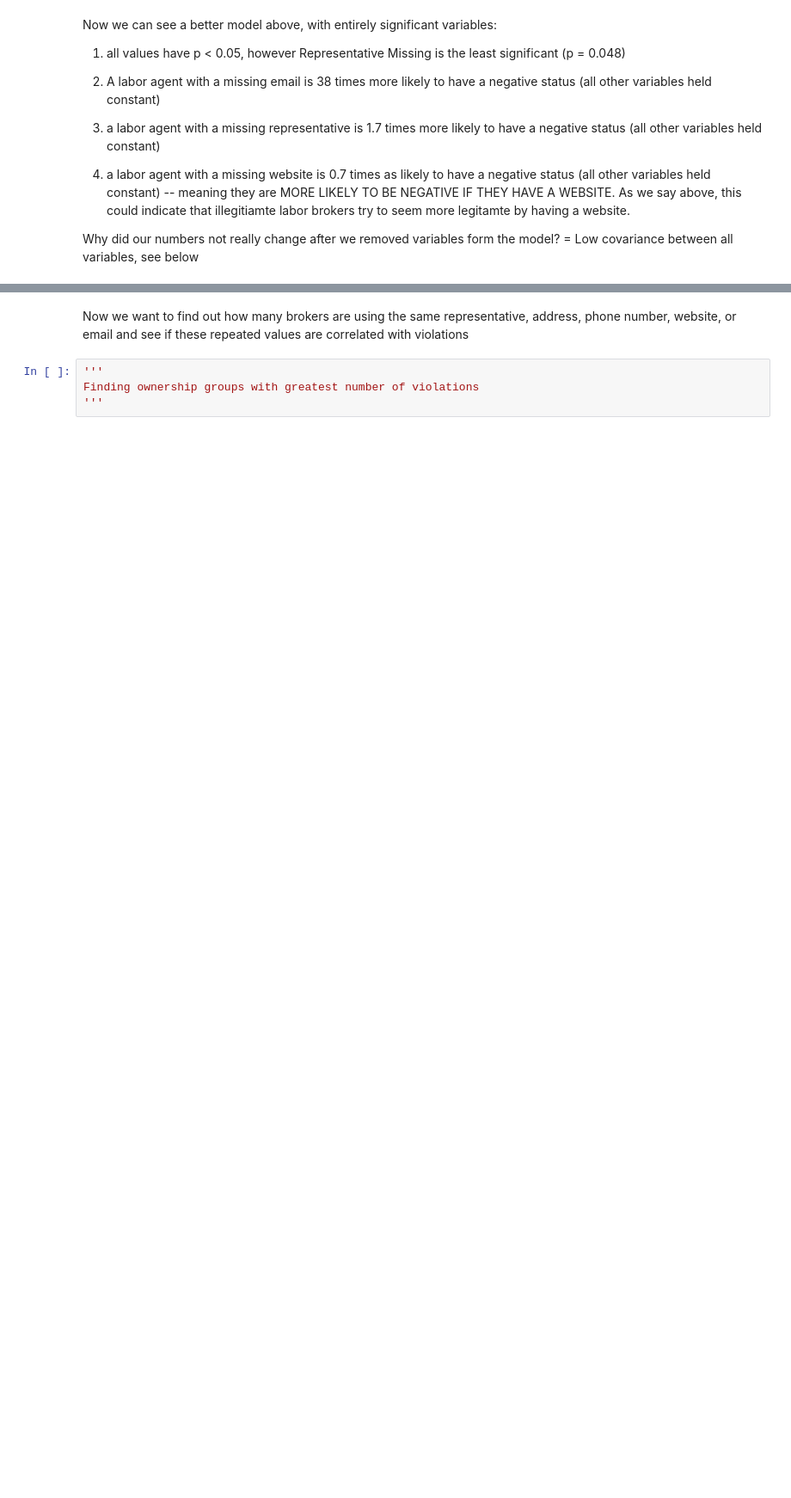
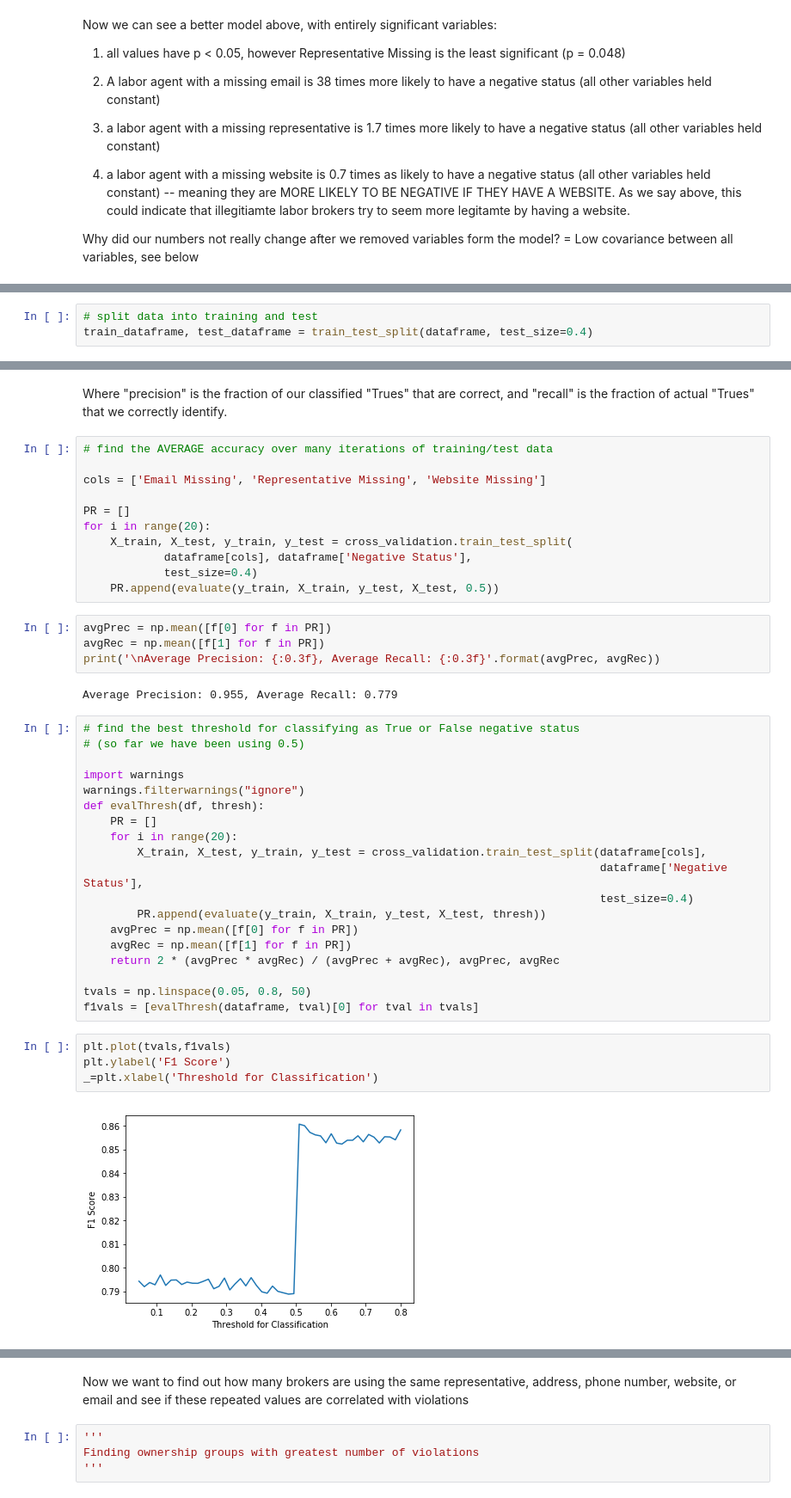
Before and after one commit to shahrezjan/CS506-Data-Mongers, a Jupyter notebook: Data_Exploration.ipynb, the cells around one changed output, grey strips where cells are left out. Shown: that part at 86% size. Cells and saved outputs as stored; diff of their text form; blank space fills up the shorter version.

```diff
--- a/Data_Exploration.ipynb
+++ b/Data_Exploration.ipynb
@@ -420,0 +466,3 @@ dataframe.cov()
+# %%
+# split data into training and test
+train_dataframe, test_dataframe = train_test_split(dataframe, test_size=0.4)
@@ -420,0 +582,44 @@ dataframe.cov()
+# %% [markdown]
+Where "precision" is the fraction of our classified "Trues" that are correct, and "recall" is the fraction of actual "Trues" that we correctly identify.
+# %%
+# find the AVERAGE accuracy over many iterations of training/test data
+
+cols = ['Email Missing', 'Representative Missing', 'Website Missing']
+
+PR = []
+for i in range(20):
+    X_train, X_test, y_train, y_test = cross_validation.train_test_split(
+            dataframe[cols], dataframe['Negative Status'],
+            test_size=0.4)
+    PR.append(evaluate(y_train, X_train, y_test, X_test, 0.5))
+# %%
+avgPrec = np.mean([f[0] for f in PR])
+avgRec = np.mean([f[1] for f in PR])
+print('\nAverage Precision: {:0.3f}, Average Recall: {:0.3f}'.format(avgPrec, avgRec))
+# %% [output]
+Average Precision: 0.955, Average Recall: 0.779
+# %%
+# find the best threshold for classifying as True or False negative status
+# (so far we have been using 0.5)
+
+import warnings
+warnings.filterwarnings("ignore")
+def evalThresh(df, thresh):
+    PR = []
+    for i in range(20):
+        X_train, X_test, y_train, y_test = cross_validation.train_test_split(dataframe[cols],
+                                                                             dataframe['Negative Status'],
+                                                                             test_size=0.4)
+        PR.append(evaluate(y_train, X_train, y_test, X_test, thresh))
+    avgPrec = np.mean([f[0] for f in PR])
+    avgRec = np.mean([f[1] for f in PR])
+    return 2 * (avgPrec * avgRec) / (avgPrec + avgRec), avgPrec, avgRec
+
+tvals = np.linspace(0.05, 0.8, 50)
+f1vals = [evalThresh(dataframe, tval)[0] for tval in tvals]
+# %%
+plt.plot(tvals,f1vals)
+plt.ylabel('F1 Score')
+_=plt.xlabel('Threshold for Classification')
+# %% [output]
+[figure, added]
```
Also changed, not shown: parts of 23 cells of this notebook.
